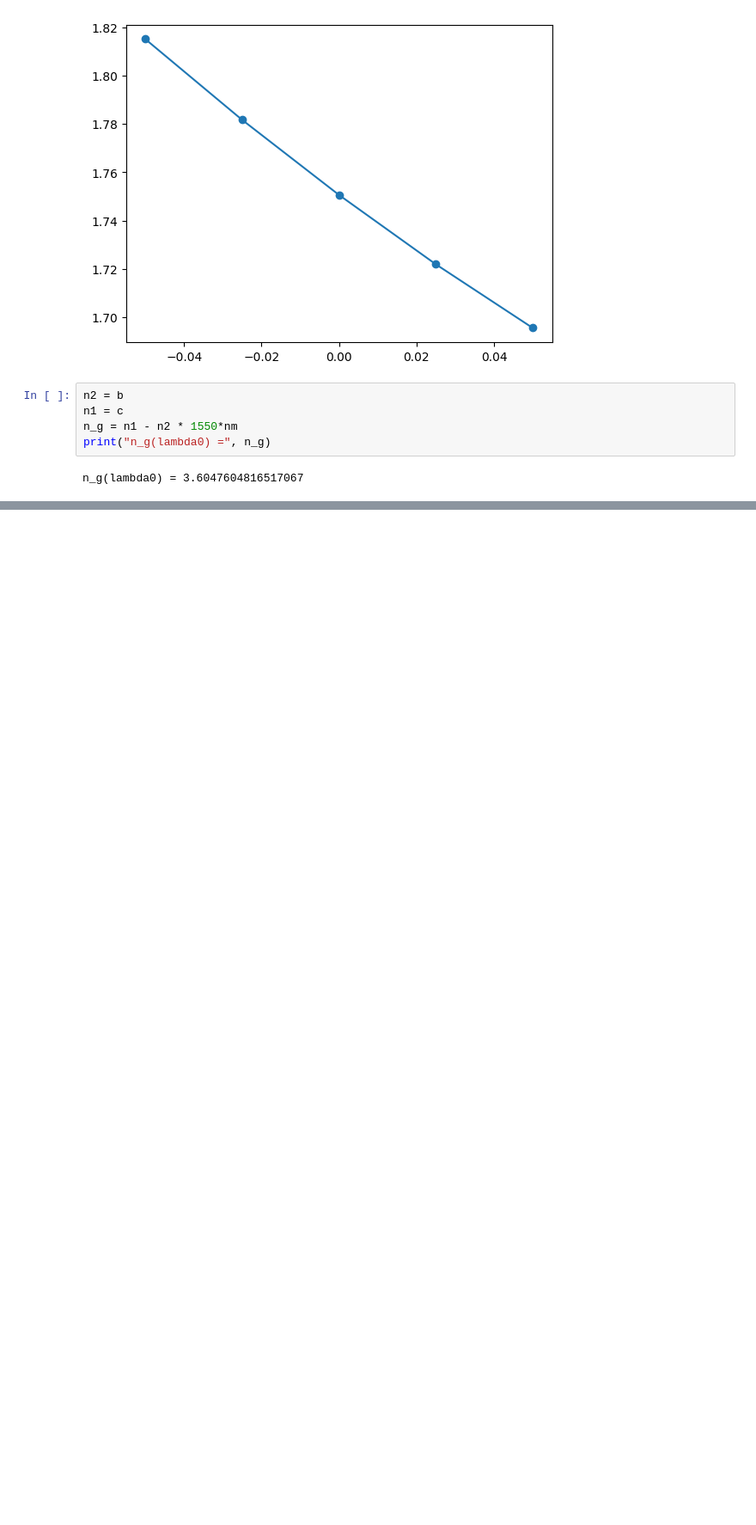
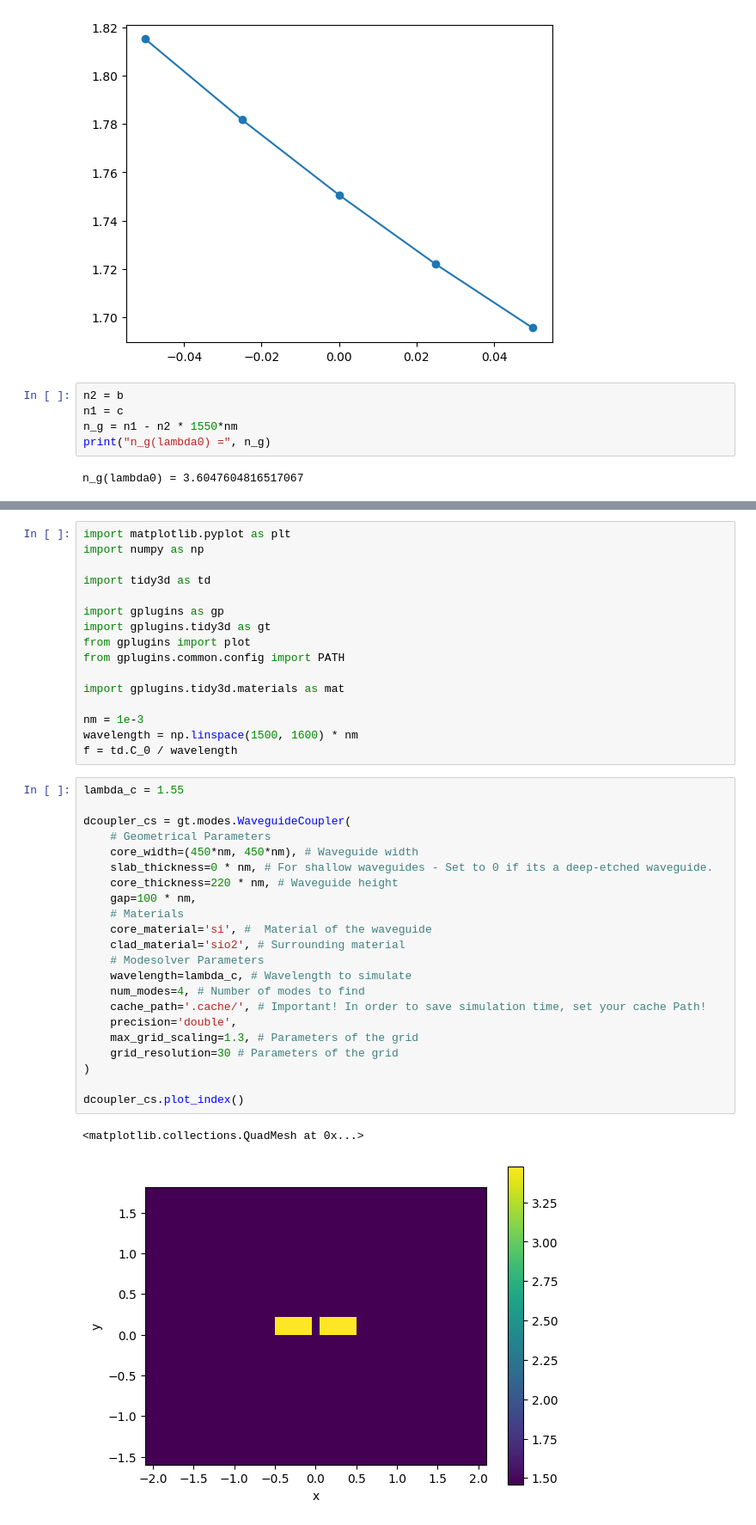
Before and after one commit to RobertoFernandezSevilla/pic-upv-lab5-finalproject, a Jupyter notebook: finalproject.ipynb, the cells around one changed output, grey strips where cells are left out. Shown at 86% size. Cells and saved outputs as stored; diff of their text form; blank space fills up the shorter version.

```diff
--- a/finalproject.ipynb
+++ b/finalproject.ipynb
@@ -513,0 +514,41 @@ n_g(lambda0) = 3.6047604816517067
+# %%
+import matplotlib.pyplot as plt
+import numpy as np
+
+import tidy3d as td
+
+import gplugins as gp
+import gplugins.tidy3d as gt
+from gplugins import plot
+from gplugins.common.config import PATH
+
+import gplugins.tidy3d.materials as mat
+
+nm = 1e-3
+wavelength = np.linspace(1500, 1600) * nm
+f = td.C_0 / wavelength
+# %%
+lambda_c = 1.55
+
+dcoupler_cs = gt.modes.WaveguideCoupler(
+    # Geometrical Parameters
+    core_width=(450*nm, 450*nm), # Waveguide width
+    slab_thickness=0 * nm, # For shallow waveguides - Set to 0 if its a deep-etched waveguide.
+    core_thickness=220 * nm, # Waveguide height
+    gap=100 * nm,
+    # Materials
+    core_material='si', #  Material of the waveguide
+    clad_material='sio2', # Surrounding material
+    # Modesolver Parameters
+    wavelength=lambda_c, # Wavelength to simulate
+    num_modes=4, # Number of modes to find
+    cache_path='.cache/', # Important! In order to save simulation time, set your cache Path!
+    precision='double',
+    max_grid_scaling=1.3, # Parameters of the grid
+    grid_resolution=30 # Parameters of the grid
+)
+
+dcoupler_cs.plot_index()
+# %% [output]
+<matplotlib.collections.QuadMesh at 0x...>
+[figure, added]
```
Also changed, not shown: parts of 23 cells of this notebook, 12 other files.
